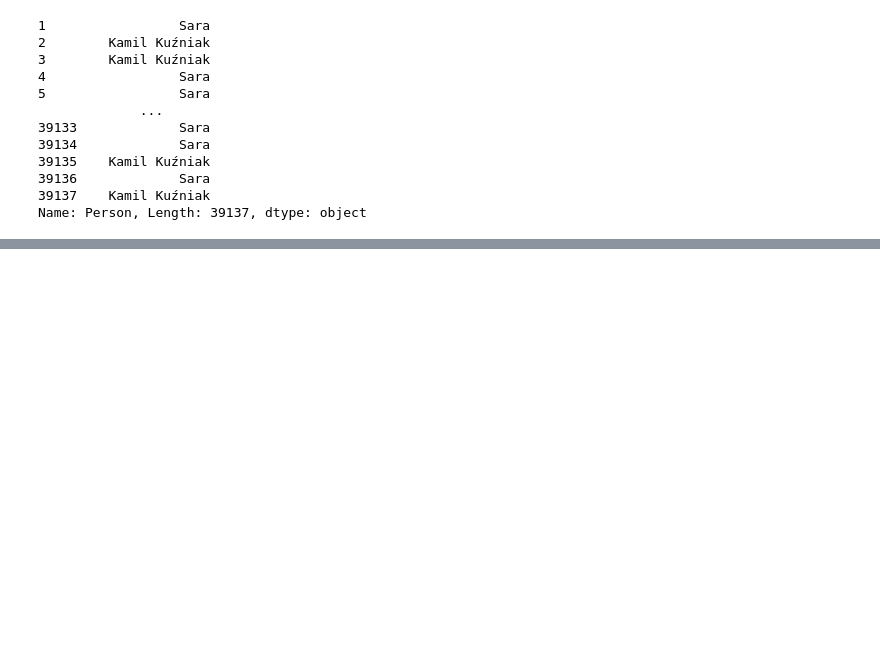
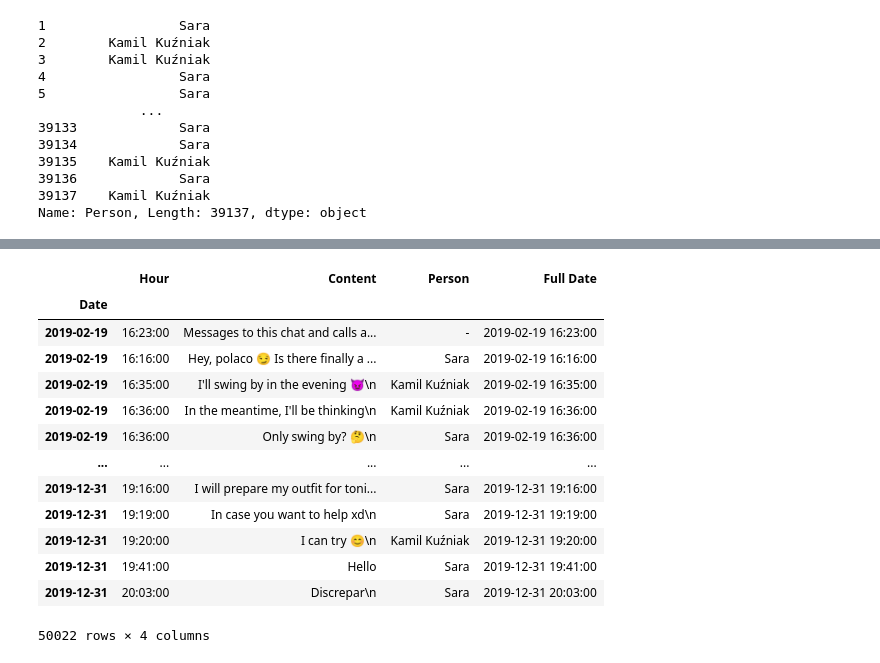
Before and after one commit to kamilkuzniak/WhatsApp-analyzer, a Jupyter notebook: Jupyter_testing.ipynb, the cells around one changed output, grey strips where cells are left out. Cells and saved outputs as stored; diff of their text form; code cells hidden in the pictures; blank space fills up the shorter version.

```diff
--- a/Jupyter_testing.ipynb
+++ b/Jupyter_testing.ipynb
@@ -625,0 +653,17 @@ Name: Person, Length: 39137, dtype: object
+# %%
+content_2019
+# %% [output]
+|  | Hour | Content | Person | Full Date |
+| Date |  |  |  |  |
+| 2019-02-19 | 16:23:00 | Messages to this chat and calls a... | - | 2019-02-19 16:23:00 |
+| 2019-02-19 | 16:16:00 | Hey, polaco 😏 Is there finally a ... | Sara | 2019-02-19 16:16:00 |
+| 2019-02-19 | 16:35:00 | I'll swing by in the evening 😈\n | Kamil Kuźniak | 2019-02-19 16:35:00 |
+| 2019-02-19 | 16:36:00 | In the meantime, I'll be thinking\n | Kamil Kuźniak | 2019-02-19 16:36:00 |
+| 2019-02-19 | 16:36:00 | Only swing by? 🤔\n | Sara | 2019-02-19 16:36:00 |
+| ... | ... | ... | ... | ... |
+| 2019-12-31 | 19:16:00 | I will prepare my outfit for toni... | Sara | 2019-12-31 19:16:00 |
+| 2019-12-31 | 19:19:00 | In case you want to help xd\n | Sara | 2019-12-31 19:19:00 |
+| 2019-12-31 | 19:20:00 | I can try 😊\n | Kamil Kuźniak | 2019-12-31 19:20:00 |
+| 2019-12-31 | 19:41:00 | Hello | Sara | 2019-12-31 19:41:00 |
+| 2019-12-31 | 20:03:00 | Discrepar\n | Sara | 2019-12-31 20:03:00 |
+50022 rows × 4 columns
```
Also changed, not shown: parts of 51 cells of this notebook, 2 other files.
